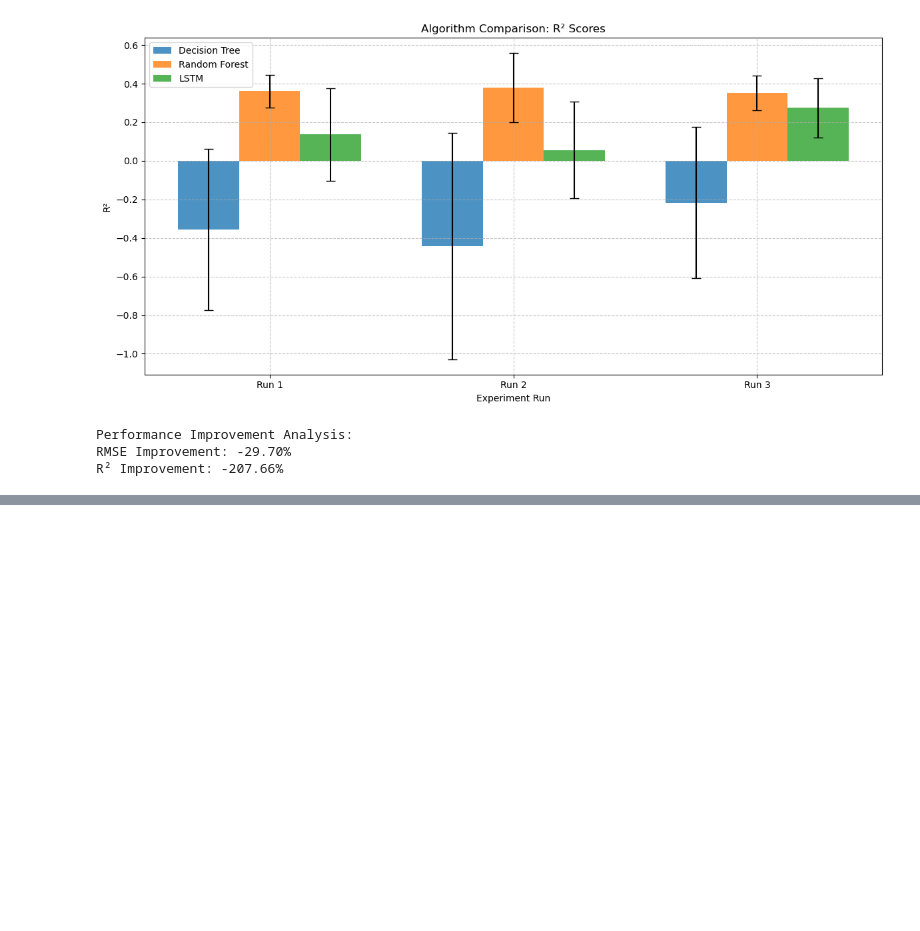
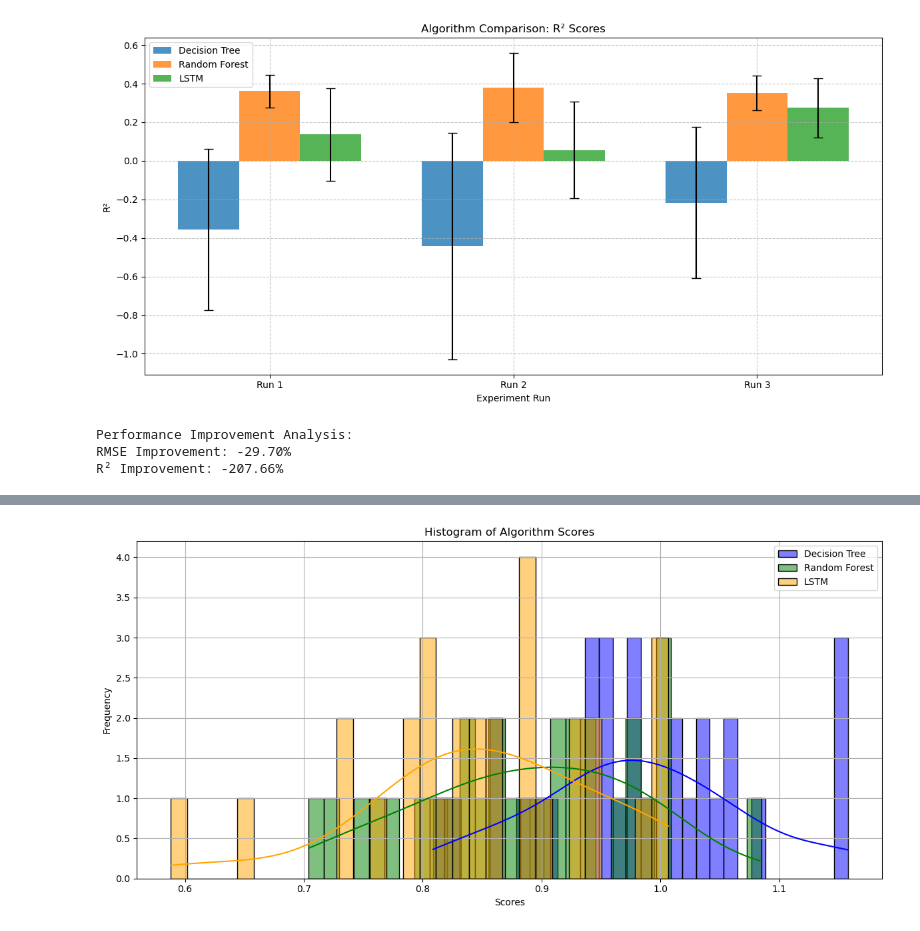
Before and after one commit to littleDaim/jewelry, a Jupyter notebook: jewelry2.ipynb, the cells around one changed output, grey strips where cells are left out. Drawn from its saved outputs; the diff is of its cells as text; code cells hidden in the pictures; blank space fills up the shorter version.

```diff
--- a/jewelry2.ipynb
+++ b/jewelry2.ipynb
@@ -815,0 +798,35 @@ R² Improvement: -207.66%
+# %%
+
+def plot_histogram_comparison(dt_scores, rf_scores, lstm_scores):
+    plt.figure(figsize=(12, 6))
+
+    # 绘制直方图
+    sns.histplot(dt_scores.flatten(), bins=30, color='blue', label='Decision Tree', kde=True)
+    sns.histplot(rf_scores.flatten(), bins=30, color='green', label='Random Forest', kde=True)
+    sns.histplot(lstm_scores.flatten(), bins=30, color='orange', label='LSTM', kde=True)
+
+    # 添加标签和标题
+    plt.xlabel('Scores')
+    plt.ylabel('Frequency')
+    plt.title('Histogram of Algorithm Scores')
+    plt.legend()
+
+    plt.grid(True)
+    plt.tight_layout()
+    plt.show()
+
+# 示例数据
+np.random.seed(42)  # 为了可重复性
+dt_rmse_scores = [np.random.normal(loc=1.0, scale=0.1, size=10) for _ in range(3)]
+rf_rmse_scores = [np.random.normal(loc=0.9, scale=0.1, size=10) for _ in range(3)]
+lstm_rmse_scores = [np.random.normal(loc=0.85, scale=0.1, size=10) for _ in range(3)]
+
+dt_r2_scores = [np.random.normal(loc=0.7, scale=0.05, size=10) for _ in range(3)]
+rf_r2_scores = [np.random.normal(loc=0.75, scale=0.05, size=10) for _ in range(3)]
+lstm_r2_scores = [np.random.normal(loc=0.8, scale=0.05, size=10) for _ in range(3)]
+
+
+# 绘制直方图比较
+plot_histogram_comparison(np.array(dt_rmse_scores), np.array(rf_rmse_scores), np.array(lstm_rmse_scores))
+# %% [output]
+[figure, added]
```
Also changed, not shown: parts of 9 cells of this notebook.
